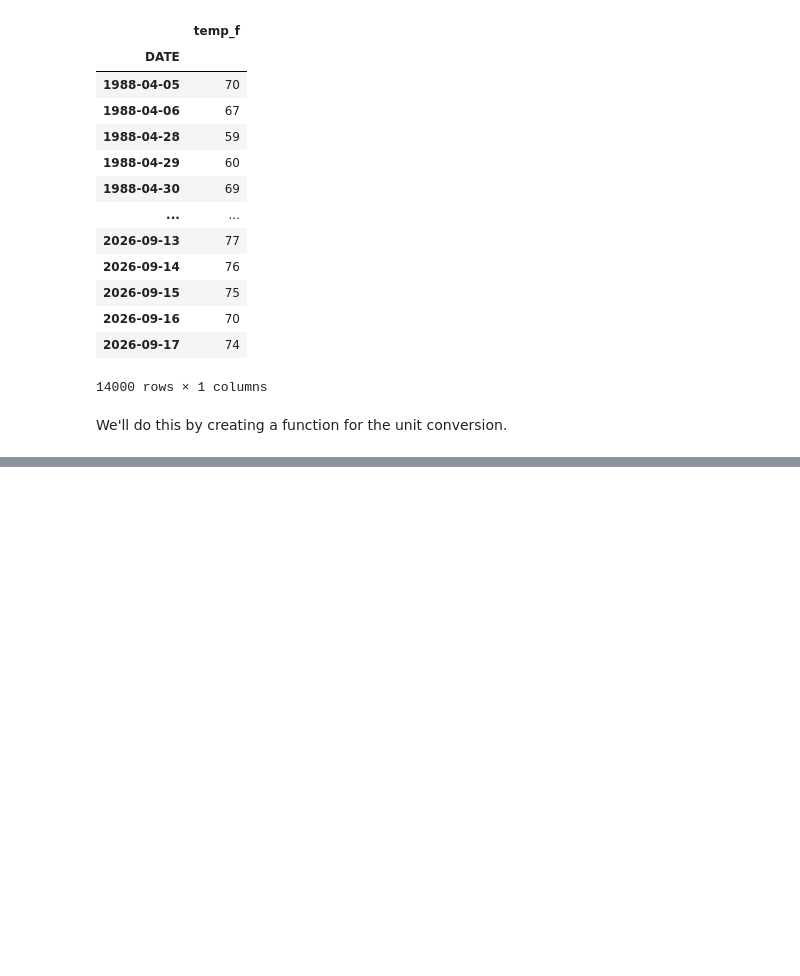
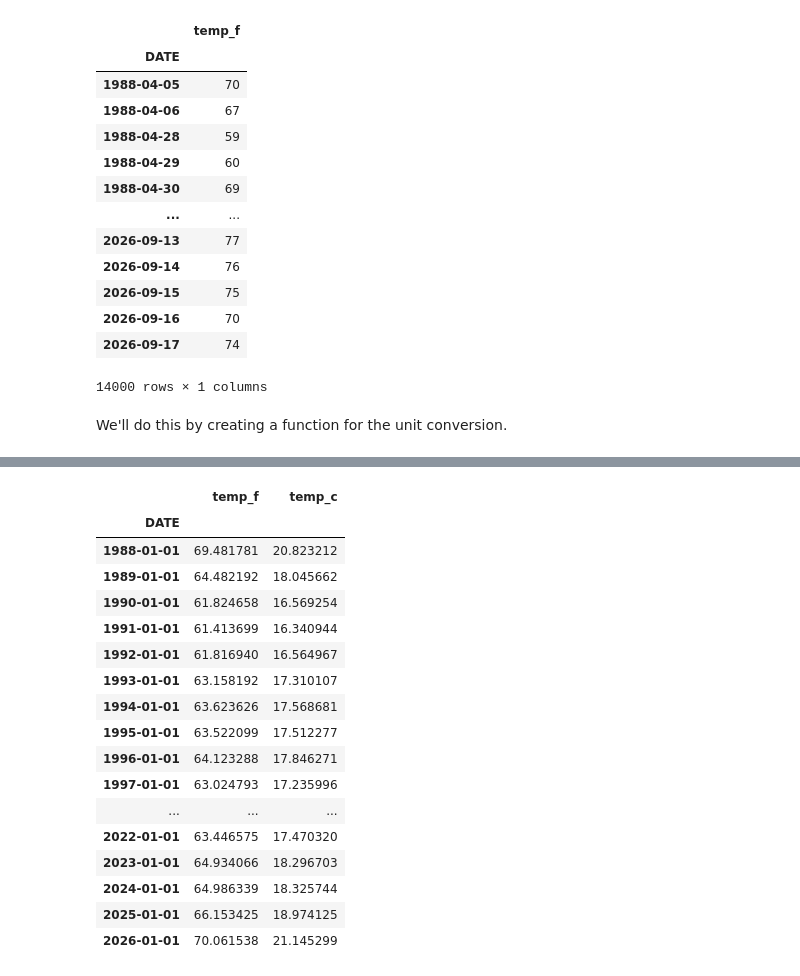
Before and after one commit to lauren-thomas2/climate-change, a Jupyter notebook: 02-data-wrangle.ipynb, the cells around one changed output, grey strips where cells are left out. Drawn from its saved outputs; the diff is of its cells as text; code cells hidden in the pictures; blank space fills up the shorter version.

```diff
--- a/02-data-wrangle.ipynb
+++ b/02-data-wrangle.ipynb
@@ -99,0 +123,34 @@ temp_units_df['temp_c'] = (
+# %%
+### resample to mean annual temps
+annual_temp_df = (
+
+    ### resample df
+    temp_units_df
+
+    ### sample annually
+    .resample('YS')
+
+    ### calculate mean
+    .mean()
+)
+
+annual_temp_df
+# %% [output]
+|  | temp_f | temp_c |
+| DATE |  |  |
+| 1988-01-01 | 69.481781 | 20.823212 |
+| 1989-01-01 | 64.482192 | 18.045662 |
+| 1990-01-01 | 61.824658 | 16.569254 |
+| 1991-01-01 | 61.413699 | 16.340944 |
+| 1992-01-01 | 61.816940 | 16.564967 |
+| 1993-01-01 | 63.158192 | 17.310107 |
+| 1994-01-01 | 63.623626 | 17.568681 |
+| 1995-01-01 | 63.522099 | 17.512277 |
+| 1996-01-01 | 64.123288 | 17.846271 |
+| 1997-01-01 | 63.024793 | 17.235996 |
+| ... | ... | ... |
+| 2022-01-01 | 63.446575 | 17.470320 |
+| 2023-01-01 | 64.934066 | 18.296703 |
+| 2024-01-01 | 64.986339 | 18.325744 |
+| 2025-01-01 | 66.153425 | 18.974125 |
+| 2026-01-01 | 70.061538 | 21.145299 |
```
Also changed, not shown: parts of 10 cells of this notebook.
